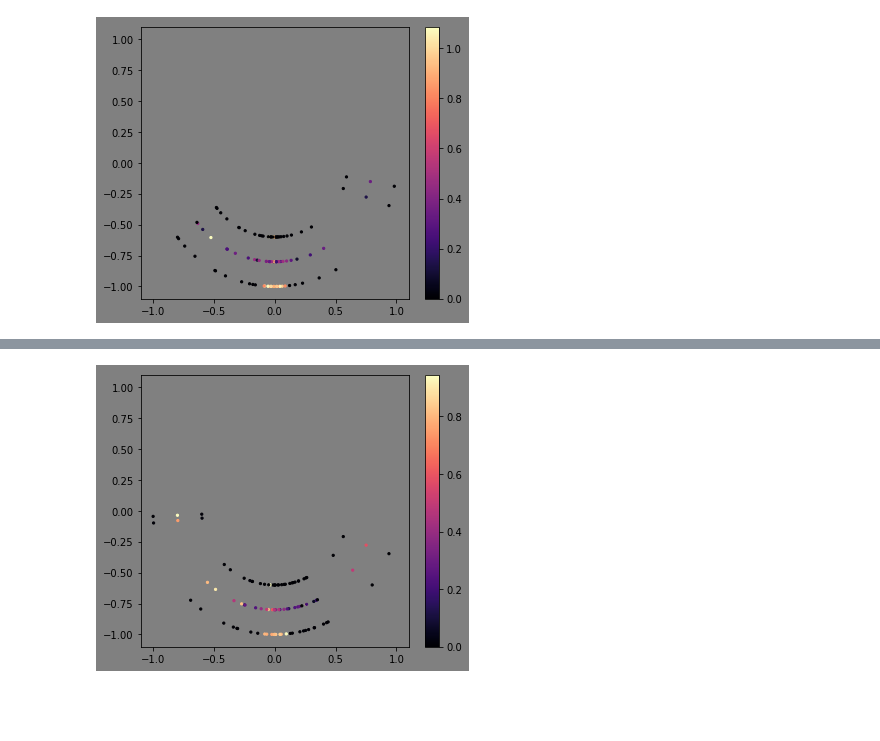
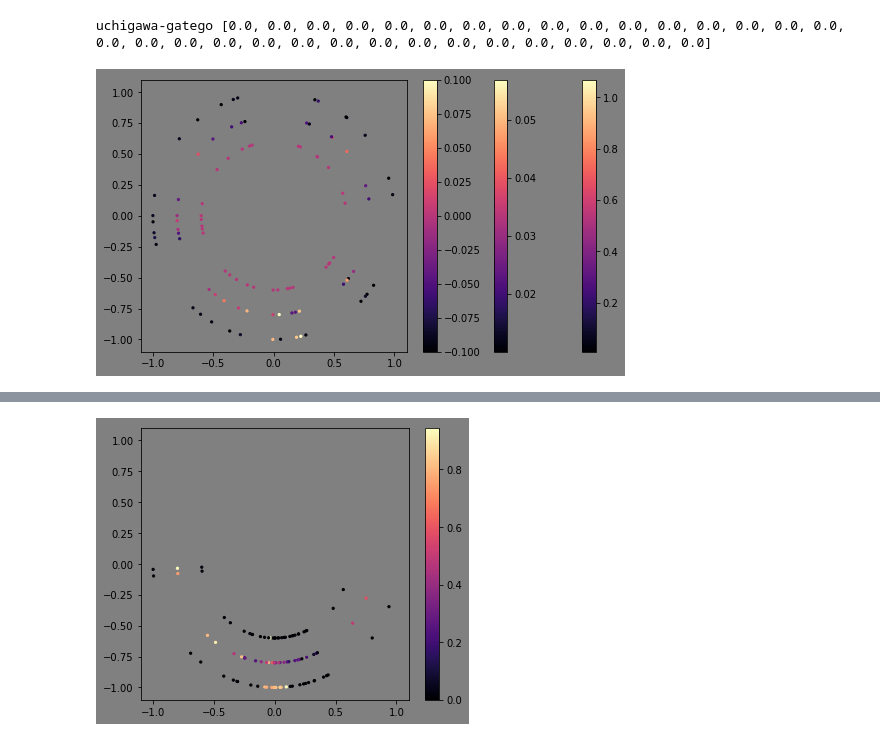
Before and after one commit to ven-kyoshiro/gated_curiosity, a Jupyter notebook: script/health_check_tool.ipynb, the cells around one changed output, grey strips where cells are left out. Cells and saved outputs as stored; diff of their text form; code cells hidden in the pictures; blank space fills up the shorter version.

```diff
--- a/script/health_check_tool.ipynb
+++ b/script/health_check_tool.ipynb
@@ -1,6 +6,6 @@
 # %%
 import glob
-all_names = glob.glob('logs/gate_rec06_*')
+all_names = glob.glob('po_logs/po_gate1*_*')
 import pickle
 import numpy as np
 import matplotlib.pyplot as plt
@@ -8,27 +22,31 @@ import matplotlib.pyplot as plt
 # %%
 # import visualize functions
 import math
-def draw_int_rew(data,i,gate=False,filter=False):
-    plt.figure(figsize=(6, 5),facecolor="gray")
+def draw_int_rew(data,i,gate=False,filt=False):
+    plt.figure(figsize=(9.3, 5),facecolor="gray")
     x = [math.sin(rad*np.pi) for rad in data['target'][i]]
     y = [-math.cos(rad*np.pi) for rad in data['target'][i]]
     losses = [d[0] for d in data['target_losses'][i]]
+    # print(losses)
 
     plt.rcParams["axes.facecolor"] = (1,1,1,0)
     plt.xlim(-1.1, 1.1)
     plt.ylim(-1.1,1.1)
     plt.scatter(x,y,s=5,cmap='magma',c=losses)
+    plt.colorbar()
     if gate:
         x = [math.sin(rad*np.pi)*0.8 for rad in data['target'][i]]
         y = [-math.cos(rad*np.pi)*0.8 for rad in data['target'][i]]
         losses = [d[0] for d in data['target_a_losses'][i]]
         plt.scatter(x,y,s=5,cmap='magma',c=losses)
-    if filter:
+        plt.colorbar()
+    if filt:
         x = [math.sin(rad*np.pi)*0.6 for rad in data['target'][i]]
         y = [-math.cos(rad*np.pi)*0.6 for rad in data['target'][i]]
         losses = [d[0] for d in data['gated_losses'][i]]
         plt.scatter(x,y,s=5,cmap='magma',c=losses)
-    plt.colorbar()
+        print('uchigawa-gatego',losses)
+        plt.colorbar()
 # %%
 data = {"qt+i_r":[],
        'reward':[],
@@ -72,7 +107,8 @@ len(all_names)
 # %%
-num = 1
+num = 166
 with open(all_names[num],mode='rb') as f:
     data = pickle.load(f)
-draw_int_rew(data,len(data['target_losses'])-1,gate=True,filter=True)
+draw_int_rew(data,len(data['target_losses'])-1,gate=True,filt=True)
 # %% [output]
+uchigawa-gatego [0.0, 0.0, 0.0, 0.0, 0.0, 0.0, 0.0, 0.0, 0.0, 0.0, 0.0, 0.0, 0.0, 0.0, 0.0, 0.0, 0.0, 0.0, 0.0, 0.0, 0.0, 0.0, 0.0, 0.0, 0.0, 0.0, 0.0, 0.0, 0.0, 0.0, 0.0, 0.0]
-[figure, old version]
+[figure, new version]
```
Also changed, not shown: parts of 17 cells of this notebook, 26 other files.
